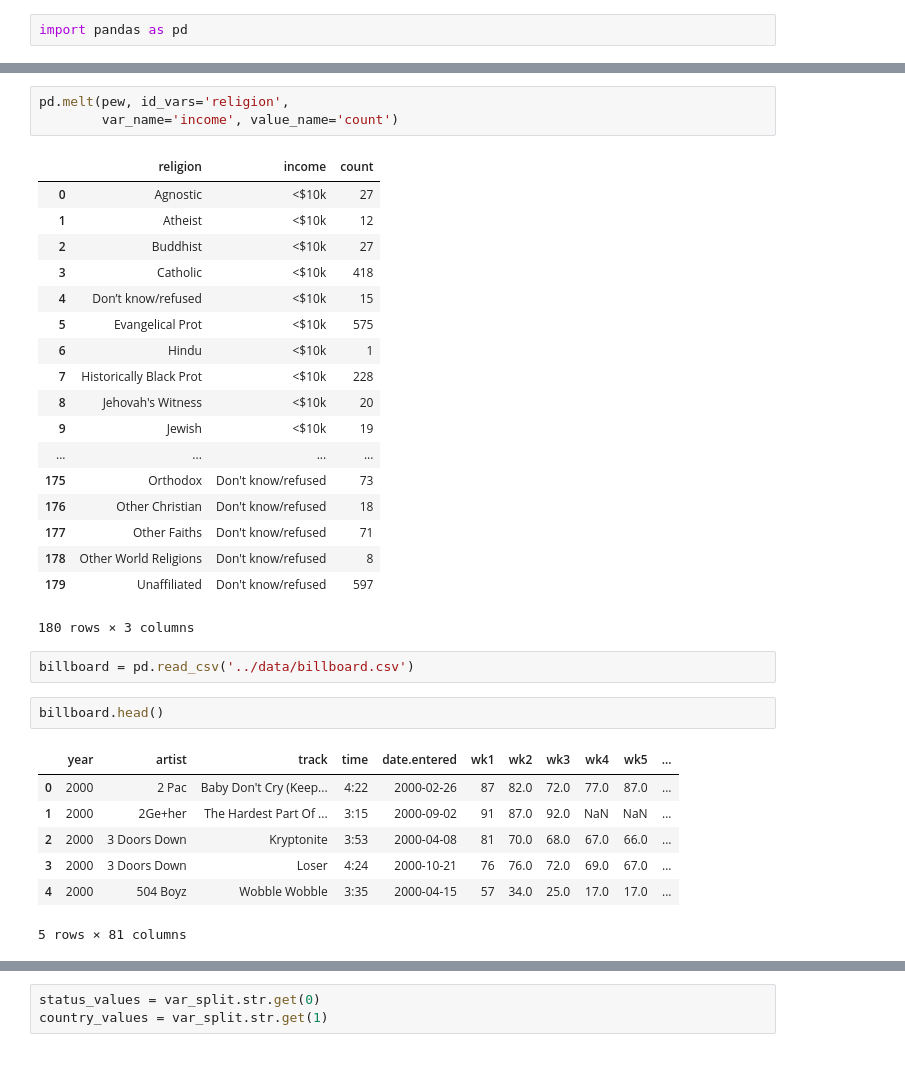
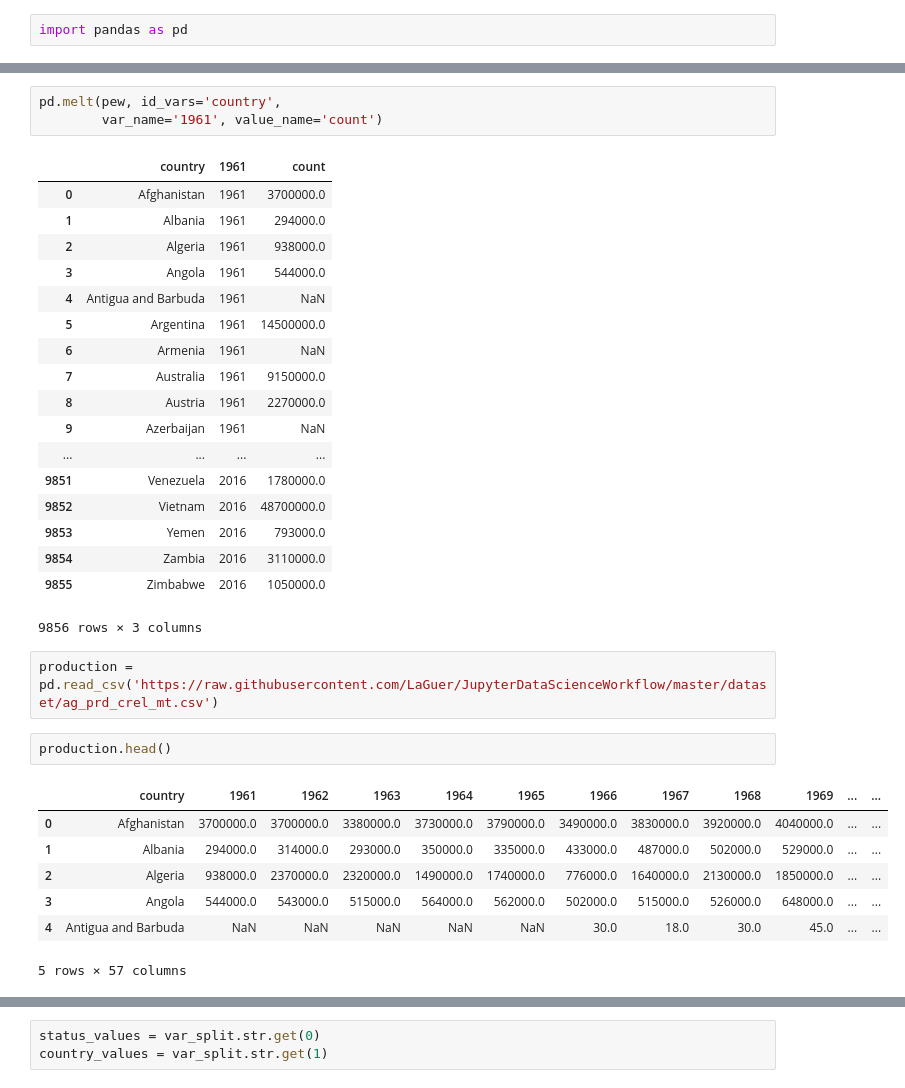
Before and after one commit to LaGuer/scipy-2017-tutorial-pandas, a Jupyter notebook: 02-lesson/04-tidy.ipynb, the cells around one changed output, grey strips where cells are left out. Drawn from its saved outputs; the diff is of its cells as text.

```diff
--- a/02-lesson/04-tidy.ipynb
+++ b/02-lesson/04-tidy.ipynb
@@ -50,34 +51,34 @@ pd.melt(pew, id_vars='religion')
 # %%
-pd.melt(pew, id_vars='religion',
-        var_name='income', value_name='count')
+pd.melt(pew, id_vars='country',
+        var_name='1961', value_name='count')
 # %% [output]
-|  | religion | income | count |
-| 0 | Agnostic | <$10k | 27 |
-| 1 | Atheist | <$10k | 12 |
-| 2 | Buddhist | <$10k | 27 |
-| 3 | Catholic | <$10k | 418 |
-| 4 | Don’t know/refused | <$10k | 15 |
-| 5 | Evangelical Prot | <$10k | 575 |
-| 6 | Hindu | <$10k | 1 |
-| 7 | Historically Black Prot | <$10k | 228 |
-| 8 | Jehovah's Witness | <$10k | 20 |
-| 9 | Jewish | <$10k | 19 |
+|  | country | 1961 | count |
+| 0 | Afghanistan | 1961 | 3700000.0 |
+| 1 | Albania | 1961 | 294000.0 |
+| 2 | Algeria | 1961 | 938000.0 |
+| 3 | Angola | 1961 | 544000.0 |
+| 4 | Antigua and Barbuda | 1961 | NaN |
+| 5 | Argentina | 1961 | 14500000.0 |
+| 6 | Armenia | 1961 | NaN |
+| 7 | Australia | 1961 | 9150000.0 |
+| 8 | Austria | 1961 | 2270000.0 |
+| 9 | Azerbaijan | 1961 | NaN |
 | ... | ... | ... | ... |
-| 175 | Orthodox | Don't know/refused | 73 |
-| 176 | Other Christian | Don't know/refused | 18 |
-| 177 | Other Faiths | Don't know/refused | 71 |
-| 178 | Other World Religions | Don't know/refused | 8 |
-| 179 | Unaffiliated | Don't know/refused | 597 |
+| 9851 | Venezuela | 2016 | 1780000.0 |
+| 9852 | Vietnam | 2016 | 48700000.0 |
+| 9853 | Yemen | 2016 | 793000.0 |
+| 9854 | Zambia | 2016 | 3110000.0 |
+| 9855 | Zimbabwe | 2016 | 1050000.0 |
-180 rows × 3 columns
+9856 rows × 3 columns
-# %%
-billboard = pd.read_csv('../data/billboard.csv')
+# %%
+production = pd.read_csv('https://raw.githubusercontent.com/LaGuer/JupyterDataScienceWorkflow/master/dataset/ag_prd_crel_mt.csv')
 # %%
-billboard.head()
+production.head()
 # %% [output]
-|  | year | artist | track | time | date.entered | wk1 | wk2 | wk3 | wk4 | wk5 | ... |
-| 0 | 2000 | 2 Pac | Baby Don't Cry (Keep... | 4:22 | 2000-02-26 | 87 | 82.0 | 72.0 | 77.0 | 87.0 | ... |
-| 1 | 2000 | 2Ge+her | The Hardest Part Of ... | 3:15 | 2000-09-02 | 91 | 87.0 | 92.0 | NaN | NaN | ... |
-| 2 | 2000 | 3 Doors Down | Kryptonite | 3:53 | 2000-04-08 | 81 | 70.0 | 68.0 | 67.0 | 66.0 | ... |
-| 3 | 2000 | 3 Doors Down | Loser | 4:24 | 2000-10-21 | 76 | 76.0 | 72.0 | 69.0 | 67.0 | ... |
-| 4 | 2000 | 504 Boyz | Wobble Wobble | 3:35 | 2000-04-15 | 57 | 34.0 | 25.0 | 17.0 | 17.0 | ... |
+|  | country | 1961 | 1962 | 1963 | 1964 | 1965 | 1966 | 1967 | 1968 | 1969 | ... | ... |
+| 0 | Afghanistan | 3700000.0 | 3700000.0 | 3380000.0 | 3730000.0 | 3790000.0 | 3490000.0 | 3830000.0 | 3920000.0 | 4040000.0 | ... | ... |
+| 1 | Albania | 294000.0 | 314000.0 | 293000.0 | 350000.0 | 335000.0 | 433000.0 | 487000.0 | 502000.0 | 529000.0 | ... | ... |
+| 2 | Algeria | 938000.0 | 2370000.0 | 2320000.0 | 1490000.0 | 1740000.0 | 776000.0 | 1640000.0 | 2130000.0 | 1850000.0 | ... | ... |
+| 3 | Angola | 544000.0 | 543000.0 | 515000.0 | 564000.0 | 562000.0 | 502000.0 | 515000.0 | 526000.0 | 648000.0 | ... | ... |
+| 4 | Antigua and Barbuda | NaN | NaN | NaN | NaN | NaN | 30.0 | 18.0 | 30.0 | 45.0 | ... | ... |
-5 rows × 81 columns
+5 rows × 57 columns
```
Also changed, not shown: parts of 28 cells of this notebook.
